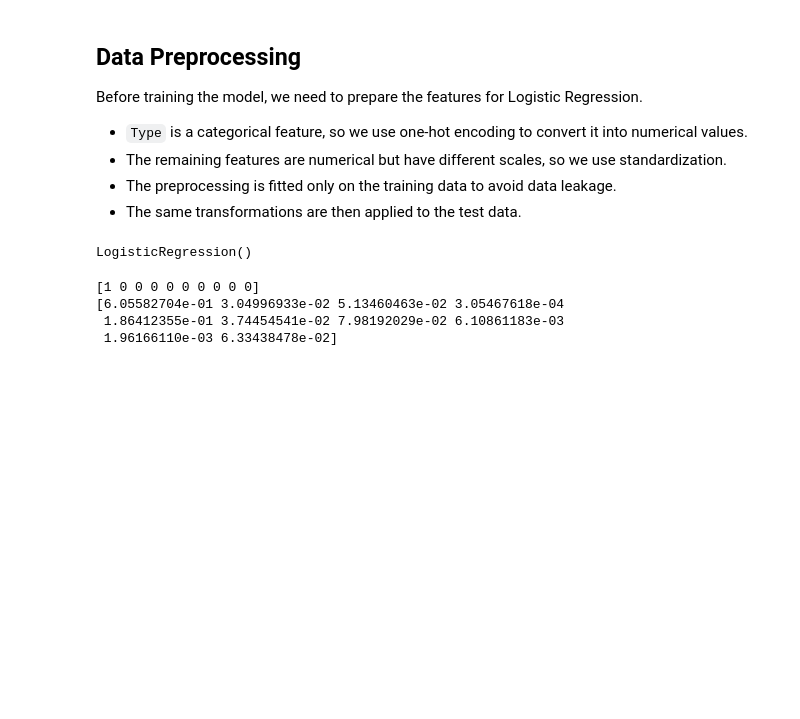
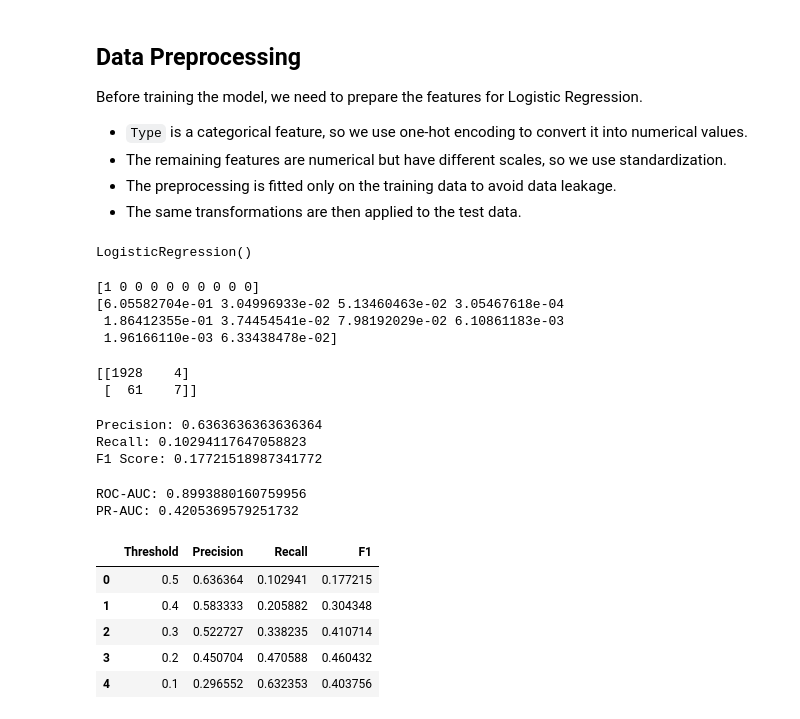
Before and after one commit to sathvik-reddy28/Intelligent-Predictive-Maintenance, a Jupyter notebook: notebooks/predictive_maintenance.ipynb, the cells around one changed output. Saved outputs shown, nothing was run; the diff lists cells and outputs as text; code cells hidden in the pictures; blank space fills up the shorter version.

Commit message:
Complete Logistic Regression Baseline and its evaluation metrics

```diff
--- a/notebooks/predictive_maintenance.ipynb
+++ b/notebooks/predictive_maintenance.ipynb
@@ -87,0 +90,6 @@ print(y_prob[:10])
+# %%
+cm=confusion_matrix(y_test,y_pred);
+print(cm)
+# %% [output]
+[[1928    4]
+ [  61    7]]
@@ -87,0 +98,51 @@ print(y_prob[:10])
+# %%
+precision = precision_score(y_test, y_pred)
+recall = recall_score(y_test, y_pred)
+f1 = f1_score(y_test, y_pred)
+
+print("Precision:", precision)
+print("Recall:", recall)
+print("F1 Score:", f1)
+# %% [output]
+Precision: 0.6363636363636364
+Recall: 0.10294117647058823
+F1 Score: 0.17721518987341772
+# %%
+from sklearn.metrics import roc_auc_score,average_precision_score
+
+roc_auc=roc_auc_score(y_test,y_prob)
+pr_auc=average_precision_score(y_test,y_prob)
+
+print("ROC-AUC:",roc_auc)
+print("PR-AUC:",pr_auc)
+# %% [output]
+ROC-AUC: 0.8993880160759956
+PR-AUC: 0.4205369579251732
+# %%
+
+thresholds = [0.5, 0.4, 0.3, 0.2, 0.1]
+
+results = []
+
+for threshold in thresholds:
+    y_pred_threshold = (y_prob >= threshold).astype(int)
+
+    precision = precision_score(y_test, y_pred_threshold)
+    recall = recall_score(y_test, y_pred_threshold)
+    f1 = f1_score(y_test, y_pred_threshold)
+
+    results.append([threshold, precision, recall, f1])
+
+threshold_results = pd.DataFrame(
+    results,
+    columns=["Threshold", "Precision", "Recall", "F1"]
+)
+
+threshold_results
+# %% [output]
+|  | Threshold | Precision | Recall | F1 |
+| 0 | 0.5 | 0.636364 | 0.102941 | 0.177215 |
+| 1 | 0.4 | 0.583333 | 0.205882 | 0.304348 |
+| 2 | 0.3 | 0.522727 | 0.338235 | 0.410714 |
+| 3 | 0.2 | 0.450704 | 0.470588 | 0.460432 |
+| 4 | 0.1 | 0.296552 | 0.632353 | 0.403756 |
```
Also changed, not shown: parts of 3 cells of this notebook.
